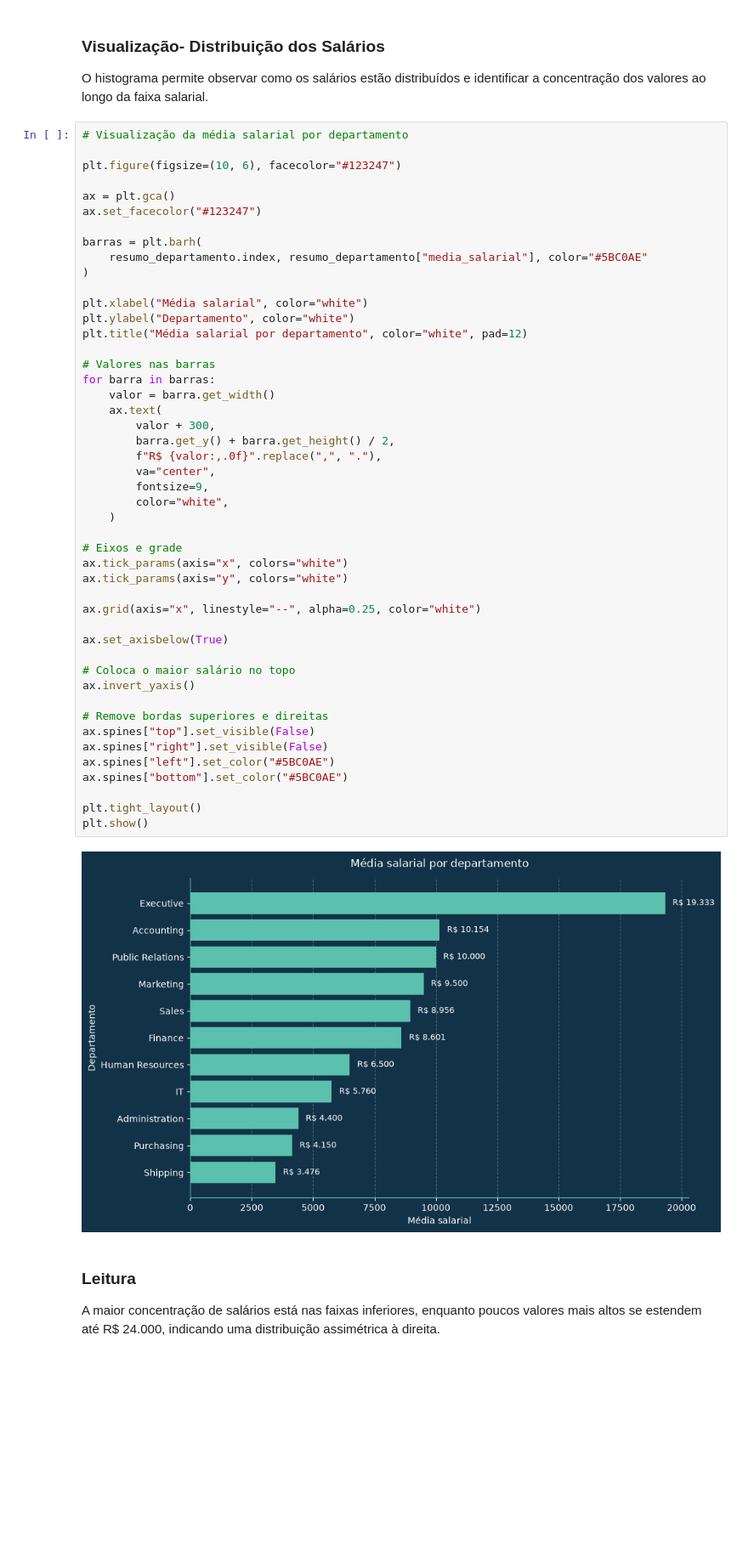
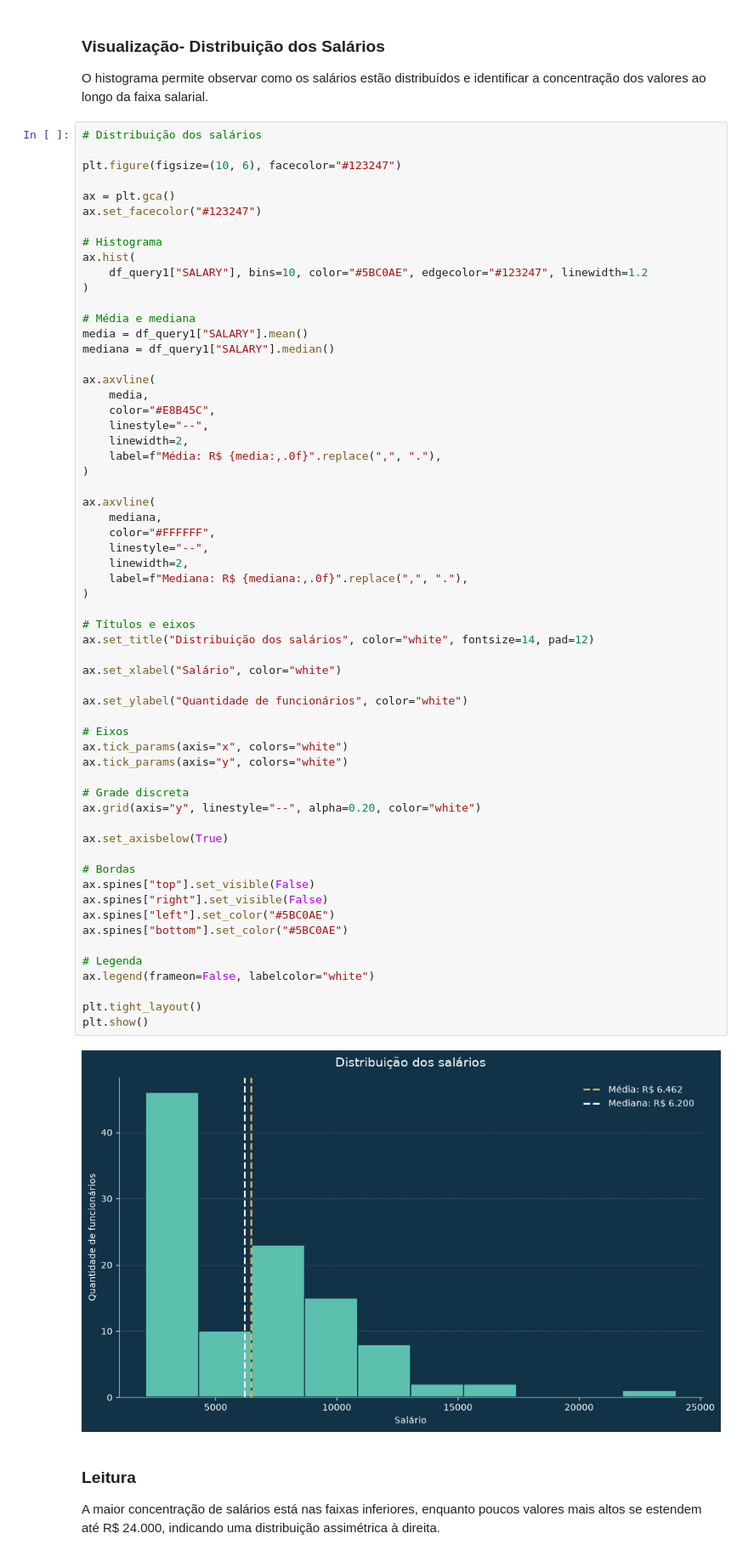
Before and after one commit to mlsfinternacional-cpu/07_Projeto_Avaliativo_MariaLauraCorreaDaSilva_T3, a Jupyter notebook: notebooks/analise_rh.ipynb, the cells around one changed output. Shown at 85% size. Drawn from its saved outputs; the diff is of its cells as text; blank space fills up the shorter version.

Commit message:
feat(analise): conclui EDA e visualizacoes de salarios

```diff
--- a/notebooks/analise_rh.ipynb
+++ b/notebooks/analise_rh.ipynb
@@ -349,54 +347,67 @@ As médias salariais apresentam diferenças entre os departamentos, com destaque
 
 O histograma permite observar como os salários estão distribuídos e identificar a concentração dos valores ao longo da faixa salarial.
 # %%
-# Visualização da média salarial por departamento
+# Distribuição dos salários
 
 plt.figure(figsize=(10, 6), facecolor="#123247")
 
 ax = plt.gca()
 ax.set_facecolor("#123247")
 
-barras = plt.barh(
-    resumo_departamento.index, resumo_departamento["media_salarial"], color="#5BC0AE"
+# Histograma
+ax.hist(
+    df_query1["SALARY"], bins=10, color="#5BC0AE", edgecolor="#123247", linewidth=1.2
 )
 
-plt.xlabel("Média salarial", color="white")
-plt.ylabel("Departamento", color="white")
-plt.title("Média salarial por departamento", color="white", pad=12)
+# Média e mediana
+media = df_query1["SALARY"].mean()
+mediana = df_query1["SALARY"].median()
 
-# Valores nas barras
-for barra in barras:
-    valor = barra.get_width()
-    ax.text(
-        valor + 300,
-        barra.get_y() + barra.get_height() / 2,
-        f"R$ {valor:,.0f}".replace(",", "."),
-        va="center",
-        fontsize=9,
-        color="white",
-    )
+ax.axvline(
+    media,
+    color="#E8B45C",
+    linestyle="--",
+    linewidth=2,
+    label=f"Média: R$ {media:,.0f}".replace(",", "."),
+)
 
-# Eixos e grade
+ax.axvline(
+    mediana,
+    color="#FFFFFF",
+    linestyle="--",
+    linewidth=2,
+    label=f"Mediana: R$ {mediana:,.0f}".replace(",", "."),
+)
+
+# Títulos e eixos
+ax.set_title("Distribuição dos salários", color="white", fontsize=14, pad=12)
+
+ax.set_xlabel("Salário", color="white")
+
+ax.set_ylabel("Quantidade de funcionários", color="white")
+
+# Eixos
 ax.tick_params(axis="x", colors="white")
 ax.tick_params(axis="y", colors="white")
 
-ax.grid(axis="x", linestyle="--", alpha=0.25, color="white")
+# Grade discreta
+ax.grid(axis="y", linestyle="--", alpha=0.20, color="white")
 
 ax.set_axisbelow(True)
 
-# Coloca o maior salário no topo
-ax.invert_yaxis()
-
-# Remove bordas superiores e direitas
+# Bordas
 ax.spines["top"].set_visible(False)
 ax.spines["right"].set_visible(False)
 ax.spines["left"].set_color("#5BC0AE")
 ax.spines["bottom"].set_color("#5BC0AE")
 
+# Legenda
+ax.legend(frameon=False, labelcolor="white")
+
 plt.tight_layout()
 plt.show()
 # %% [output]
-[figure, old version]
+[figure, new version]
 # %% [markdown]
 ### Leitura
 
```
Also changed, not shown: parts of 29 cells of this notebook.
